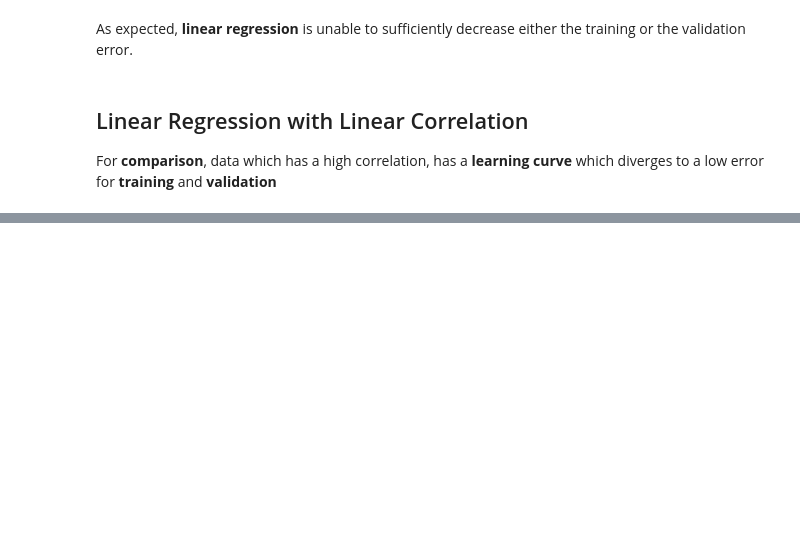
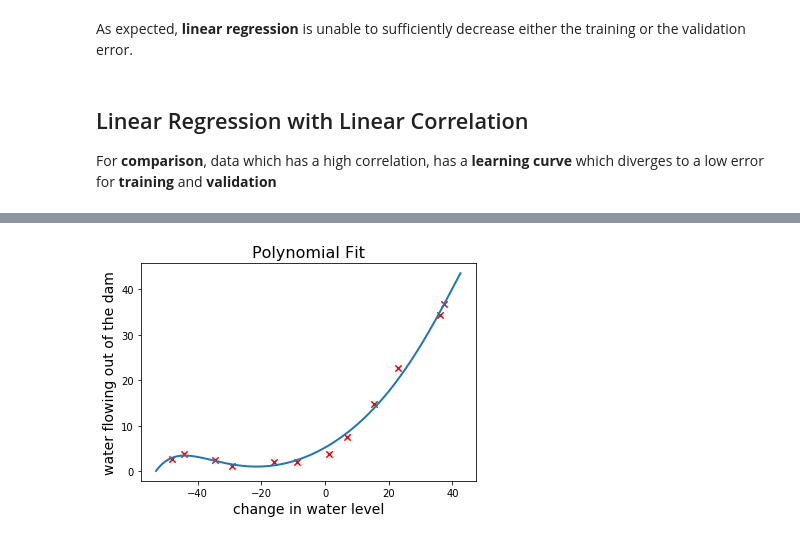
Before and after one commit to thomd/deep-learning-notes, a Jupyter notebook: learning-curves.ipynb, the cells around one changed output, grey strips where cells are left out. Cells and saved outputs as stored; diff of their text form; code cells hidden in the pictures; blank space fills up the shorter version.

```diff
--- a/learning-curves.ipynb
+++ b/learning-curves.ipynb
@@ -107,8 +104,8 @@ def learning_curves(X_train, Y_train, X_val, Y_val):
     plt.legend(['training', 'validation'], loc='best')
 # %%
 X_val = insert_ones(x_val)
-Y_val = y_val.reshape(len(y_val),1)
+Y_val = y_val.reshape(len(y_val), 1)
 
 plt.title("Learning Curves for Linear Regression", fontsize=16)
-learning_curves(X_train, Y_train, X_val, Y_val)
+learning_curves(X_train, Y_train, X_val, Y_val, 0.00001)
 # %% [output]
@@ -181,0 +193,14 @@ learning_curves(X_train_lg, Y_train_lg, X_val_lg, Y_val_lg)
+# %%
+def poly_features(x, degree):
+    X_poly = np.zeros(shape=(len(x), degree))
+    for i in range(0, degree):
+        X_poly[:, i] = x.squeeze() ** (i + 1);
+    return X_poly
+# %%
+degree = 8
+
+x_train_poly = poly_features(x_train, degree)
+x_val_poly = poly_features(x_val, degree)
+x_test_poly = poly_features(x_test, degree)
+
+x_train_poly[:1, :]
@@ -181,0 +218,28 @@ learning_curves(X_train_lg, Y_train_lg, X_val_lg, Y_val_lg)
+# %%
+train_means = x_train_poly.mean(axis=0)
+train_stdevs = np.std(x_train_poly, axis=0, ddof=1)
+
+x_train_poly = (x_train_poly - train_means) / train_stdevs
+x_val_poly = (x_val_poly - train_means) / train_stdevs
+x_test_poly = (x_test_poly - train_means) / train_stdevs
+
+X_train_poly = insert_ones(x_train_poly)
+X_val_poly = insert_ones(x_val_poly)
+X_test_poly = insert_ones(x_test_poly)
+# %%
+def plot_fit(min_x, max_x, means, stdevs, theta, degree):
+    x = np.linspace(min_x - 5, max_x + 5, 1000)
+    x_poly = poly_features(x, degree)
+    x_poly = (x_poly - means) / stdevs
+    x_poly = insert_ones(x_poly)
+    plt.plot(x, x_poly @ theta, linewidth=2)
+
+plt.scatter(x_train, y_train, marker="x", s=40, c='red')
+plt.xlabel("change in water level", fontsize=14)
+plt.ylabel("water flowing out of the dam", fontsize=14)
+plt.title("Polynomial Fit", fontsize=16)
+
+theta_poly, _ = train_linear_regression(X_train_poly, Y_train, 0.02, 2000)
+plot_fit(min(x_train), max(x_train), train_means, train_stdevs, theta_poly, degree)
+# %% [output]
+[figure, added]
```
Also changed, not shown: parts of 19 cells of this notebook.
